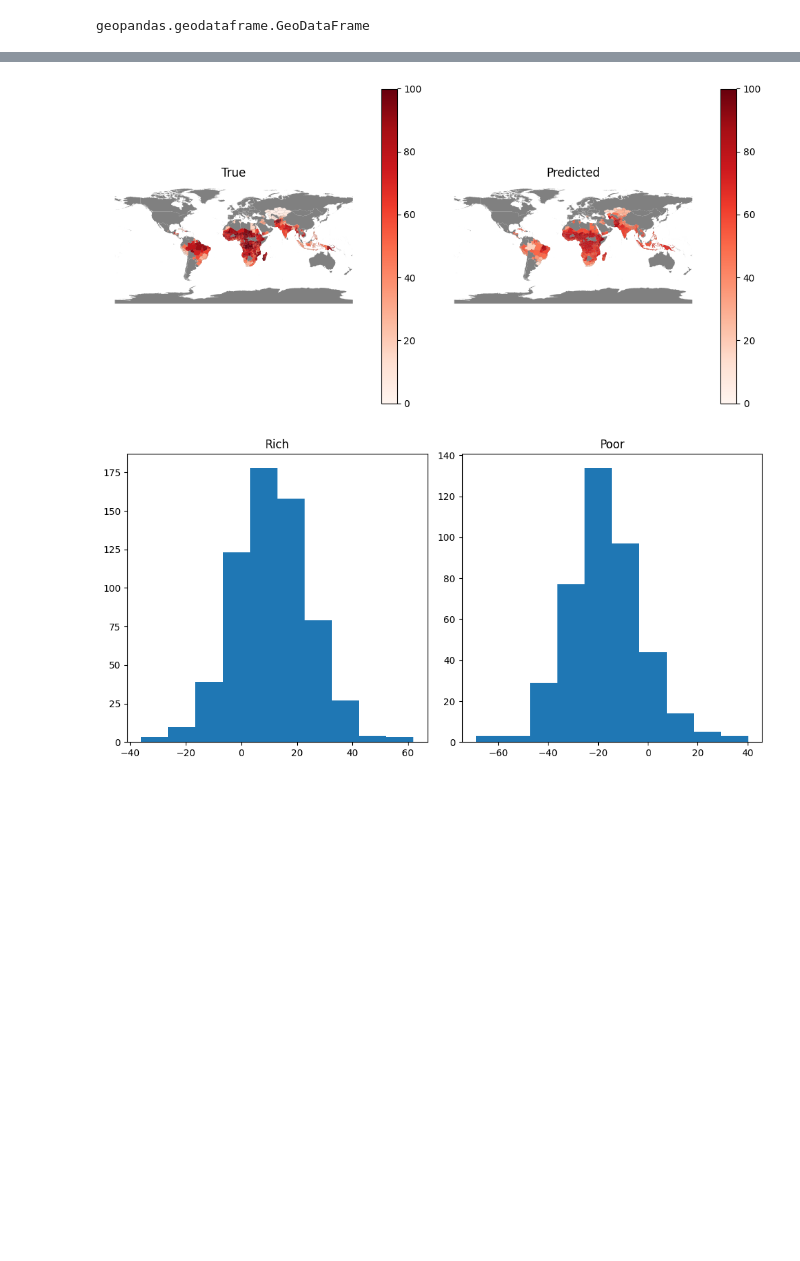
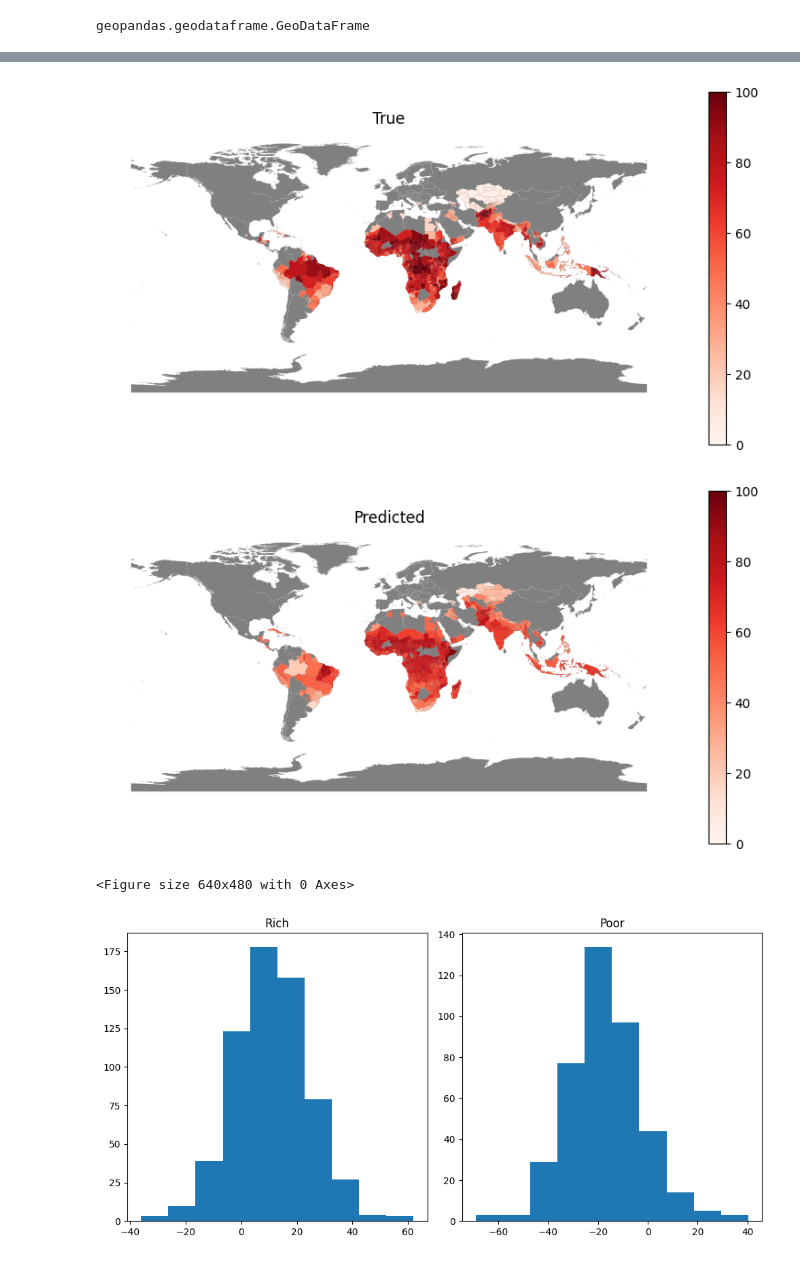
Before and after one commit to marinavicini/child_poverty_iraq, a Jupyter notebook: notebooks/1.2_mv_load-adm1-data.ipynb, the cells around one changed output, grey strips where cells are left out. Saved outputs shown, nothing was run; the diff lists cells and outputs as text; code cells hidden in the pictures; blank space fills up the shorter version.

```diff
--- a/notebooks/1.2_mv_load-adm1-data.ipynb
+++ b/notebooks/1.2_mv_load-adm1-data.ipynb
@@ -707,30 +740,25 @@ plt.show()
 # %%
 ## Predictions vs True
 
-# Create a figure with two subplots
-fig, axes = plt.subplots(1, 2, figsize=(10, 5))
+# True
+fig, ax = plt.subplots(figsize=(10, 5))
+geom_adm0.plot(ax = ax, color='gray')
+merged.plot(ax = ax, column='deprived_sev', cmap='Reds', legend=True, vmin=0, vmax=100)
+ax.set_title('True')
+ax.axis('off')
+plt.show()
 
-# Plot the first image on the left subplot
-geom_adm0.plot(ax=axes[0], color='gray')
-merged.plot(ax=axes[0], column='deprived_sev', cmap='Reds', legend=True, vmin=0, vmax=100)
-axes[0].set_title('True')
-
-# Plot the second image on the right subplot
-geom_adm0.plot(ax=axes[1], color='gray')
-merged.plot(ax=axes[1], column='y_pred', cmap='Reds', legend=True, vmin=0, vmax=100)
-axes[1].set_title('Predicted')
-
-# Remove ticks and labels
-for ax in axes:
-    ax.axis('off')
-
-# Adjust spacing between subplots
-plt.tight_layout()
-
-# Show the plot
+# Predicted
+fig, ax = plt.subplots(figsize=(10, 5))
+geom_adm0.plot(ax = ax, color='gray')
+merged.plot(ax= ax, column='y_pred', cmap='Reds', legend=True, vmin=0, vmax=100)
+ax.set_title('Predicted')
+ax.axis('off')
 plt.show()
 # %% [output]
-[figure, old version]
+[figure, new version]
+[figure, added]
+<Figure size 640x480 with 0 Axes>
 # %%
 ## Rich VS poor
 # %%
```
Also changed, not shown: parts of 31 cells of this notebook, 1 other file.
